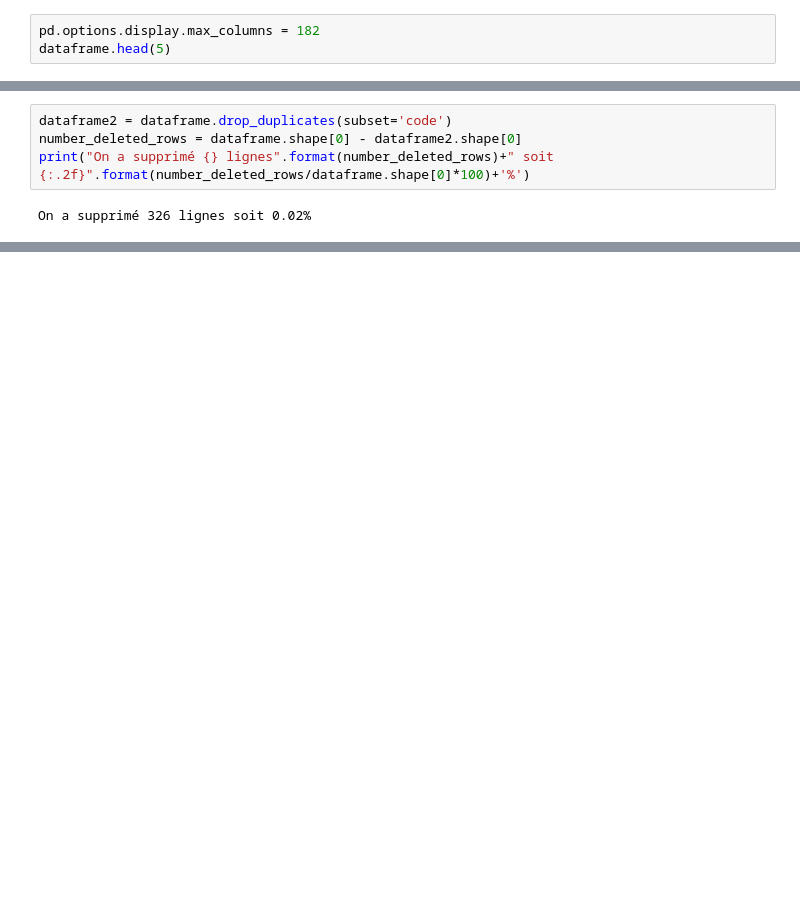
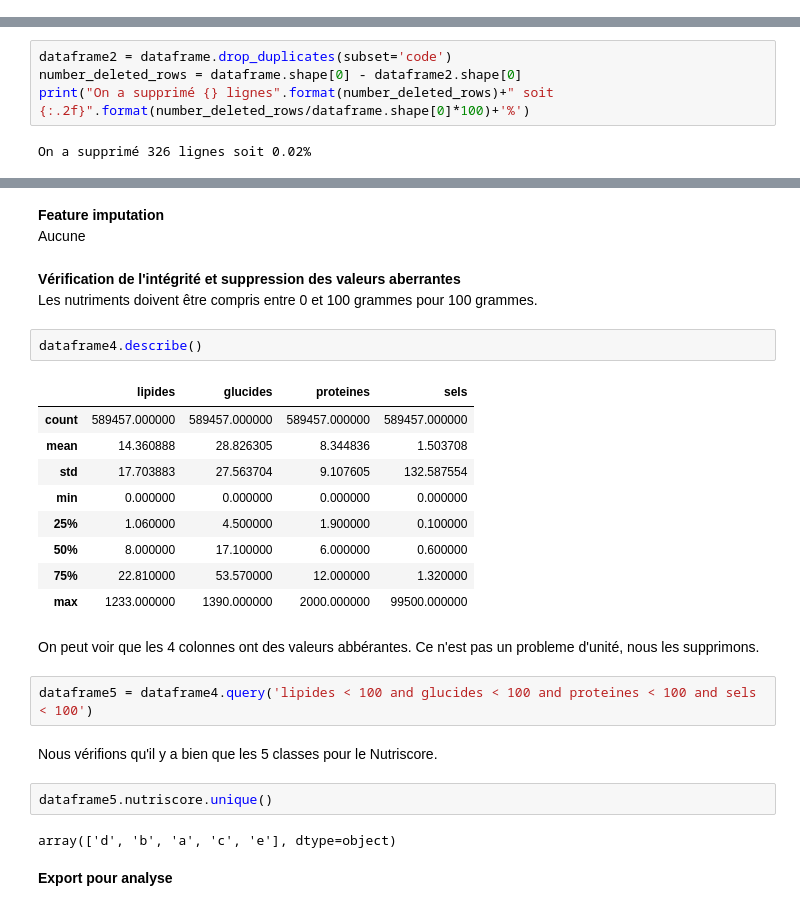
Before and after one commit to Loridan/openclassrooms-iml-projects, a Jupyter notebook: project2/P02_01_notebook_nettoyage.ipynb, the cells around one changed output, grey strips where cells are left out. Drawn from its saved outputs; the diff is of its cells as text; blank space fills up the shorter version.

```diff
--- a/project2/P02_01_notebook_nettoyage.ipynb
+++ b/project2/P02_01_notebook_nettoyage.ipynb
@@ -61,3 +42,0 @@ Une explication plus détaillée est donnée sur [openfoodfacts-data-fields](htt
-# %%
-pd.options.display.max_columns = 182
-dataframe.head(5)
@@ -133,0 +174,31 @@ dataframe3 = dataframe2.drop(percentageNanbyColumns[percentageNanbyColumns>50].i
+# %% [markdown]
+**Feature imputation**
+Aucune
+# %% [markdown]
+**Vérification de l'intégrité et suppression des valeurs aberrantes**
+Les nutriments doivent être compris entre 0 et 100 grammes pour 100 grammes.
+# %%
+dataframe4.describe()
+# %% [output]
+|  | lipides | glucides | proteines | sels |
+| count | 589457.000000 | 589457.000000 | 589457.000000 | 589457.000000 |
+| mean | 14.360888 | 28.826305 | 8.344836 | 1.503708 |
+| std | 17.703883 | 27.563704 | 9.107605 | 132.587554 |
+| min | 0.000000 | 0.000000 | 0.000000 | 0.000000 |
+| 25% | 1.060000 | 4.500000 | 1.900000 | 0.100000 |
+| 50% | 8.000000 | 17.100000 | 6.000000 | 0.600000 |
+| 75% | 22.810000 | 53.570000 | 12.000000 | 1.320000 |
+| max | 1233.000000 | 1390.000000 | 2000.000000 | 99500.000000 |
+# %% [markdown]
+On peut voir que les 4 colonnes ont des valeurs abbérantes.
+Ce n'est pas un probleme d'unité, nous les supprimons.
+# %%
+dataframe5 = dataframe4.query('lipides < 100 and glucides < 100 and proteines < 100 and sels < 100')
+# %% [markdown]
+Nous vérifions qu'il y a bien que les 5 classes pour le Nutriscore.
+# %%
+dataframe5.nutriscore.unique()
+# %% [output]
+array(['d', 'b', 'a', 'c', 'e'], dtype=object)
+# %% [markdown]
+**Export pour analyse**
```
Also changed, not shown: parts of 35 cells of this notebook, 1 other file.
